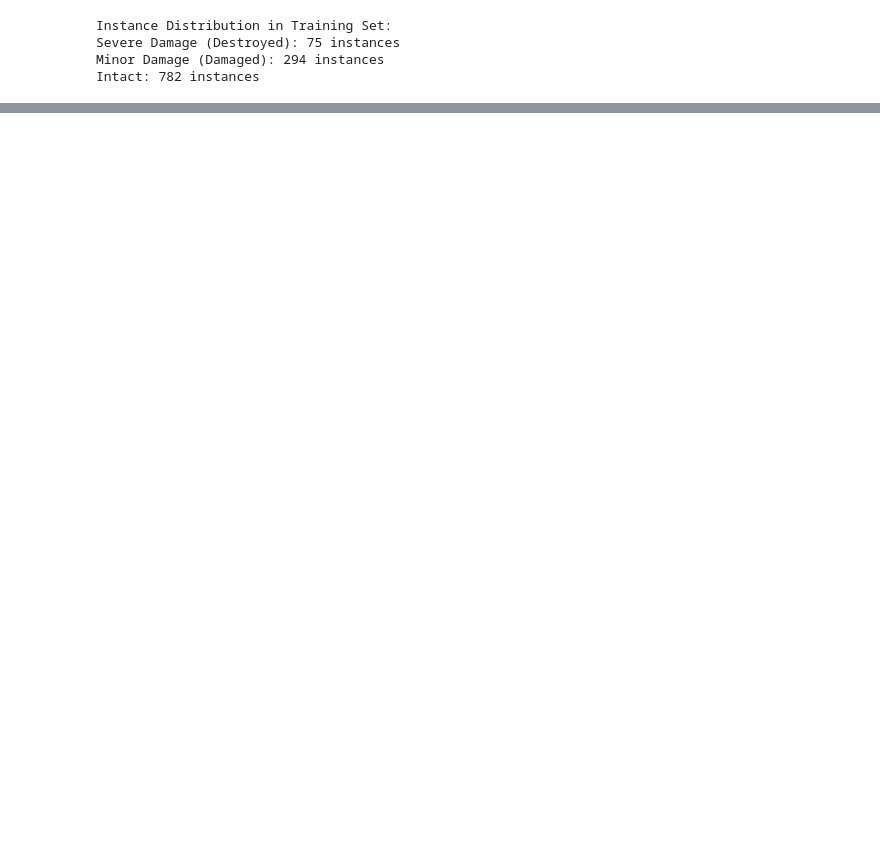
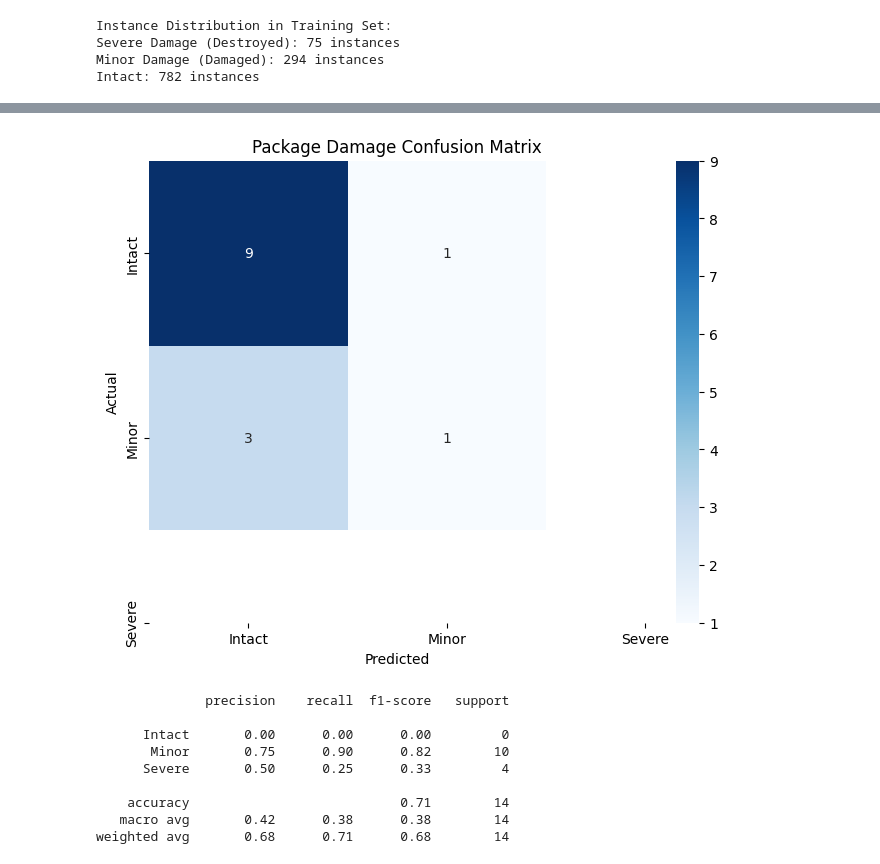
Before and after one commit to ElianaLim/RipEye, a Jupyter notebook: notebooks/RipEye.ipynb, the cells around one changed output, grey strips where cells are left out. Drawn from its saved outputs; the diff is of its cells as text; code cells hidden in the pictures; blank space fills up the shorter version.

Commit message:
add evaluation metrics

```diff
--- a/notebooks/RipEye.ipynb
+++ b/notebooks/RipEye.ipynb
@@ -107,0 +227,35 @@ train_ds = train_ds.shuffle(100).batch(32).prefetch(tf.data.AUTOTUNE)
+# %%
+from sklearn.metrics import confusion_matrix, classification_report
+import seaborn as sns
+import numpy as np
+
+# get predictions and true labels
+test_ds = tf.data.TFRecordDataset('../data/Damaged-package-2/test/package.tfrecord')
+test_ds = test_ds.map(parse_to_classification).batch(32)
+
+y_true = []
+y_pred = []
+
+for images, labels in test_ds:
+    preds = model.predict(images)
+    y_true.extend(np.argmax(labels.numpy(), axis=1))
+    y_pred.extend(np.argmax(preds, axis=1))
+
+# plot
+cm = confusion_matrix(y_true, y_pred)
+plt.figure(figsize=(8, 6))
+sns.heatmap(cm, annot=True, fmt='d', cmap='Blues',
+            xticklabels=['Intact', 'Minor', 'Severe'],
+            yticklabels=['Intact', 'Minor', 'Severe'])
+plt.xlabel('Predicted')
+plt.ylabel('Actual')
+plt.title('Package Damage Confusion Matrix')
+plt.show()
+
+print(classification_report(
+    y_true,
+    y_pred,
+    labels=[0, 1, 2],
+    target_names=['Intact', 'Minor', 'Severe']
+))
+# %% [output]
@@ -107,0 +263,10 @@ train_ds = train_ds.shuffle(100).batch(32).prefetch(tf.data.AUTOTUNE)
+[figure, added]
+              precision    recall  f1-score   support
+
+      Intact       0.00      0.00      0.00         0
+       Minor       0.75      0.90      0.82        10
+      Severe       0.50      0.25      0.33         4
+
+    accuracy                           0.71        14
+   macro avg       0.42      0.38      0.38        14
+weighted avg       0.68      0.71      0.68        14
```
Also changed, not shown: parts of 9 cells of this notebook, 12 other files.
